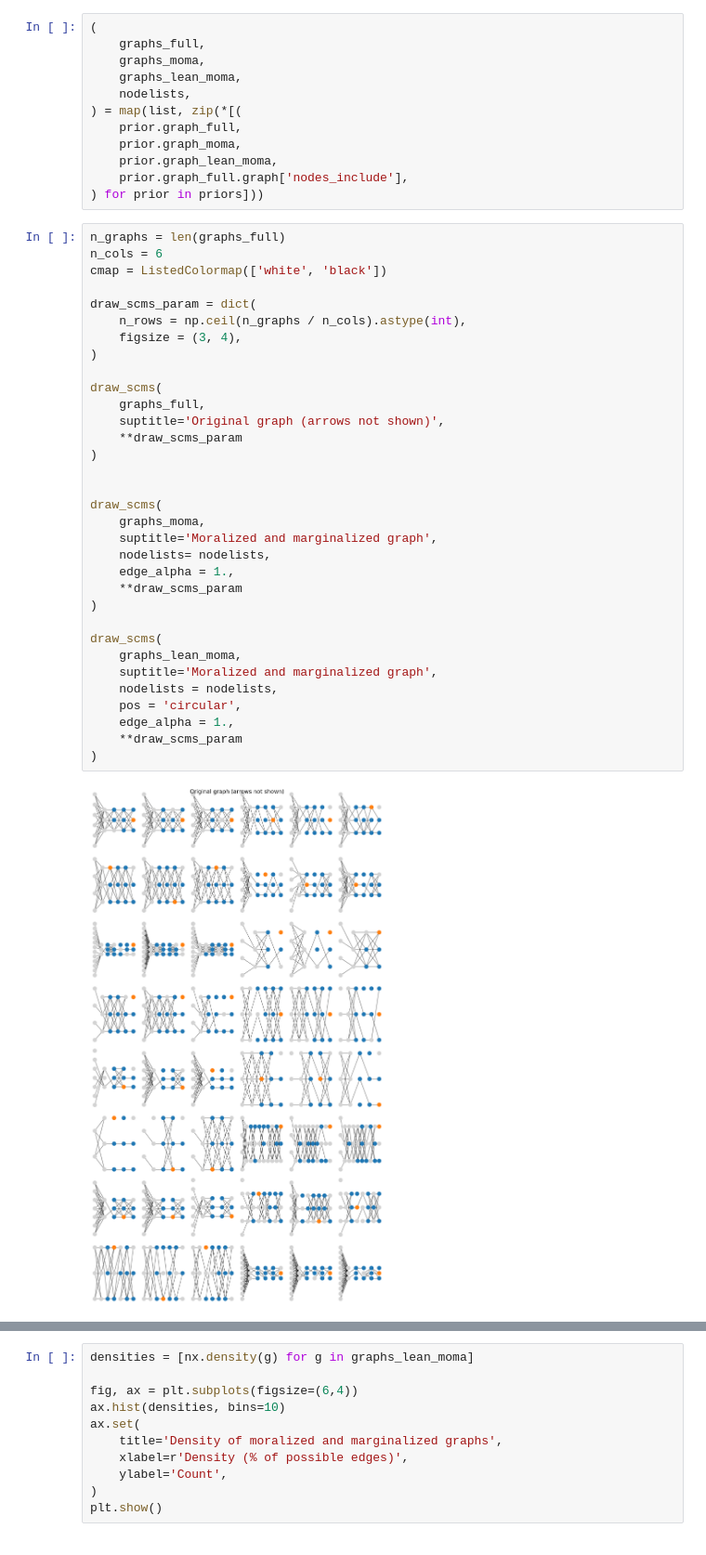
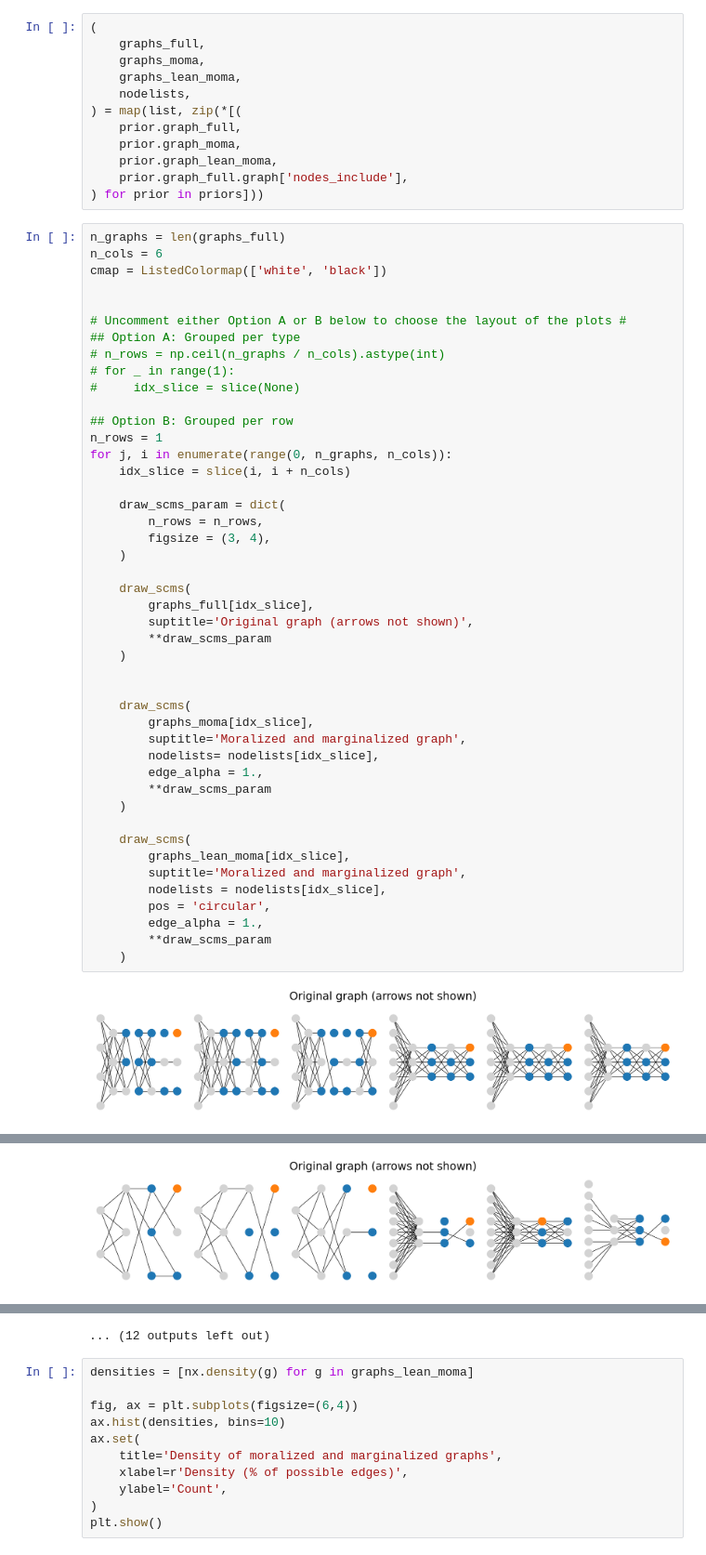
Before and after one commit to elidub/tabicl, a Jupyter notebook: notebooks/4-prior_adj_check.ipynb, the cells around one changed output, grey strips where cells are left out. Shown at 93% size. Cells and saved outputs as stored; diff of their text form.

Commit message:
minor improv for plotting

```diff
--- a/notebooks/4-prior_adj_check.ipynb
+++ b/notebooks/4-prior_adj_check.ipynb
@@ -73,35 +70,47 @@ len(priors) = 48
 # %%
 n_graphs = len(graphs_full)
 n_cols = 6
 cmap = ListedColormap(['white', 'black'])
 
-draw_scms_param = dict(
-    n_rows = np.ceil(n_graphs / n_cols).astype(int),
-    figsize = (3, 4),
-)
 
-draw_scms(
-    graphs_full,
-    suptitle='Original graph (arrows not shown)',
-    **draw_scms_param
-)
+# Uncomment either Option A or B below to choose the layout of the plots #
+## Option A: Grouped per type
+# n_rows = np.ceil(n_graphs / n_cols).astype(int)
+# for _ in range(1):
+#     idx_slice = slice(None)
+
+## Option B: Grouped per row
+n_rows = 1
+for j, i in enumerate(range(0, n_graphs, n_cols)):
+    idx_slice = slice(i, i + n_cols)
+
+    draw_scms_param = dict(
+        n_rows = n_rows,
+        figsize = (3, 4),
+    )
+
+    draw_scms(
+        graphs_full[idx_slice],
+        suptitle='Original graph (arrows not shown)',
+        **draw_scms_param
+    )
 
 
-draw_scms(
-    graphs_moma,
-    suptitle='Moralized and marginalized graph',
-    nodelists= nodelists,
-    edge_alpha = 1.,
-    **draw_scms_param
-)
+    draw_scms(
+        graphs_moma[idx_slice],
+        suptitle='Moralized and marginalized graph',
+        nodelists= nodelists[idx_slice],
+        edge_alpha = 1.,
+        **draw_scms_param
+    )
 
-draw_scms(
-    graphs_lean_moma,
-    suptitle='Moralized and marginalized graph',
-    nodelists = nodelists,
-    pos = 'circular',
-    edge_alpha = 1.,
-    **draw_scms_param
-)
+    draw_scms(
+        graphs_lean_moma[idx_slice],
+        suptitle='Moralized and marginalized graph',
+        nodelists = nodelists[idx_slice],
+        pos = 'circular',
+        edge_alpha = 1.,
+        **draw_scms_param
+    )
 # %% [output]
-[figure, old version]
+[figure, new version]
@@ -109,0 +119 @@ draw_scms(
+[figure, added]
@@ -110,3 +128,4 @@ draw_scms(
+... (12 outputs left out)
 # %%
 densities = [nx.density(g) for g in graphs_lean_moma]
 
```
Also changed, not shown: parts of 2 cells of this notebook.
